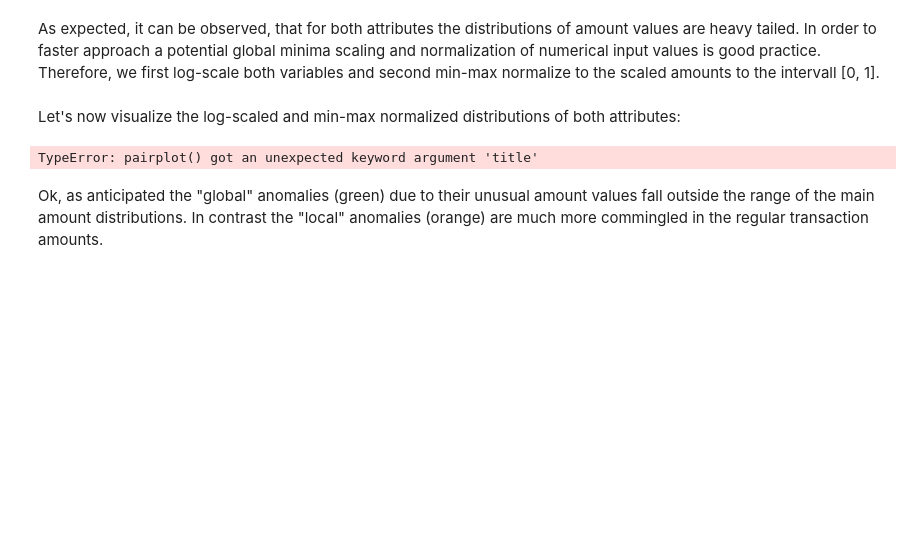
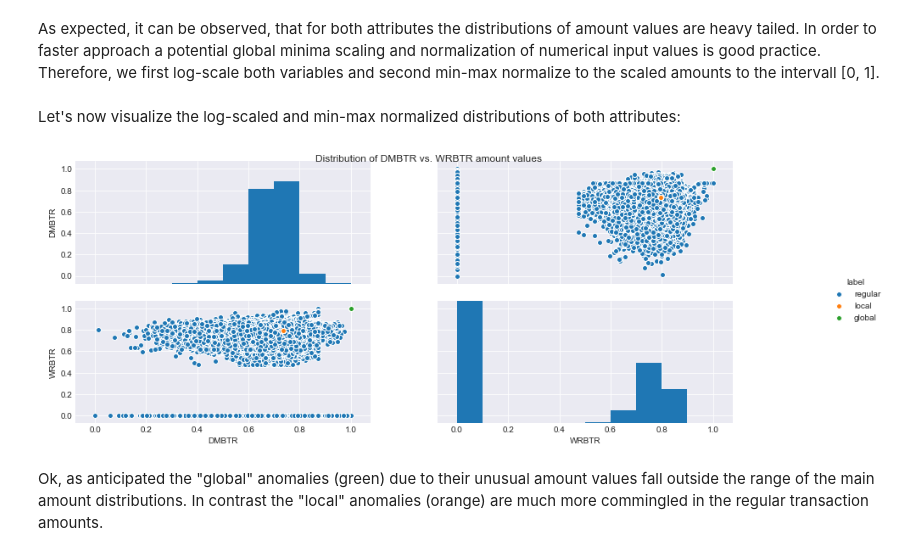
Before and after one commit to GitiHubi/deepAI, a Jupyter notebook: GTC_2018_Lab.ipynb, the cells around one changed output. Saved outputs shown, nothing was run; the diff lists cells and outputs as text; code cells hidden in the pictures; blank space fills up the shorter version.

```diff
--- a/GTC_2018_Lab.ipynb
+++ b/GTC_2018_Lab.ipynb
@@ -311,14 +308,14 @@ Let's now visualize the log-scaled and min-max normalized distributions of both
 # %%
 # append 'label' attribute for color distinction
 numeric_attr_vis = ori_dataset_numeric_attr.copy()
 numeric_attr_vis['label'] = label
 
 # plot numeric attributes scaled under natural log
 g = sns.pairplot(data=numeric_attr_vis, vars=numeric_attr_names, hue='label')
-g.set_title("Distribution of DMBTR vs. WRBTR amount values")
-g.fig.set_size_inches(17, 5)
+g.fig.suptitle('Distribution of DMBTR vs. WRBTR amount values')
+g.fig.set_size_inches(15, 5)
 # %% [output]
-TypeError: pairplot() got an unexpected keyword argument 'title'
+[figure, added]
 # %% [markdown]
 Ok, as anticipated the "global" anomalies (green) due to their unusual amount values fall outside the range of the main amount distributions. In contrast the "local" anomalies (orange) are much more commingled in the regular transaction amounts.
 # %% [markdown]
```
Also changed, not shown: parts of 18 cells of this notebook.
